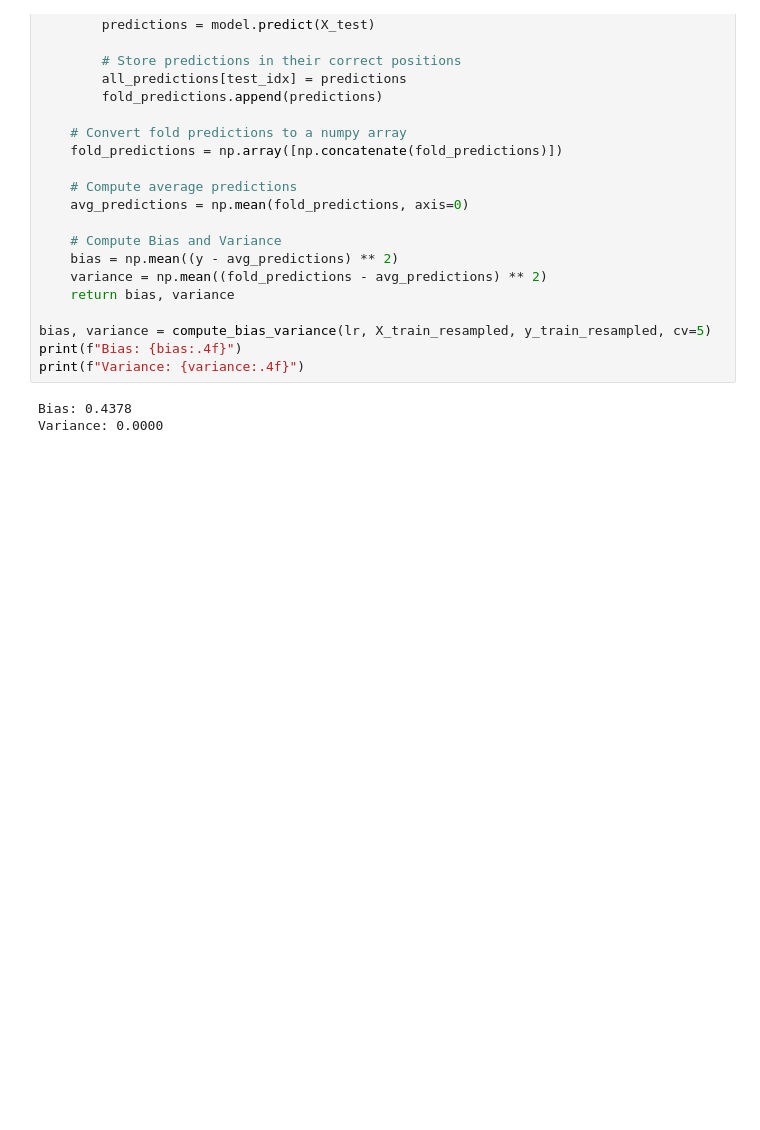
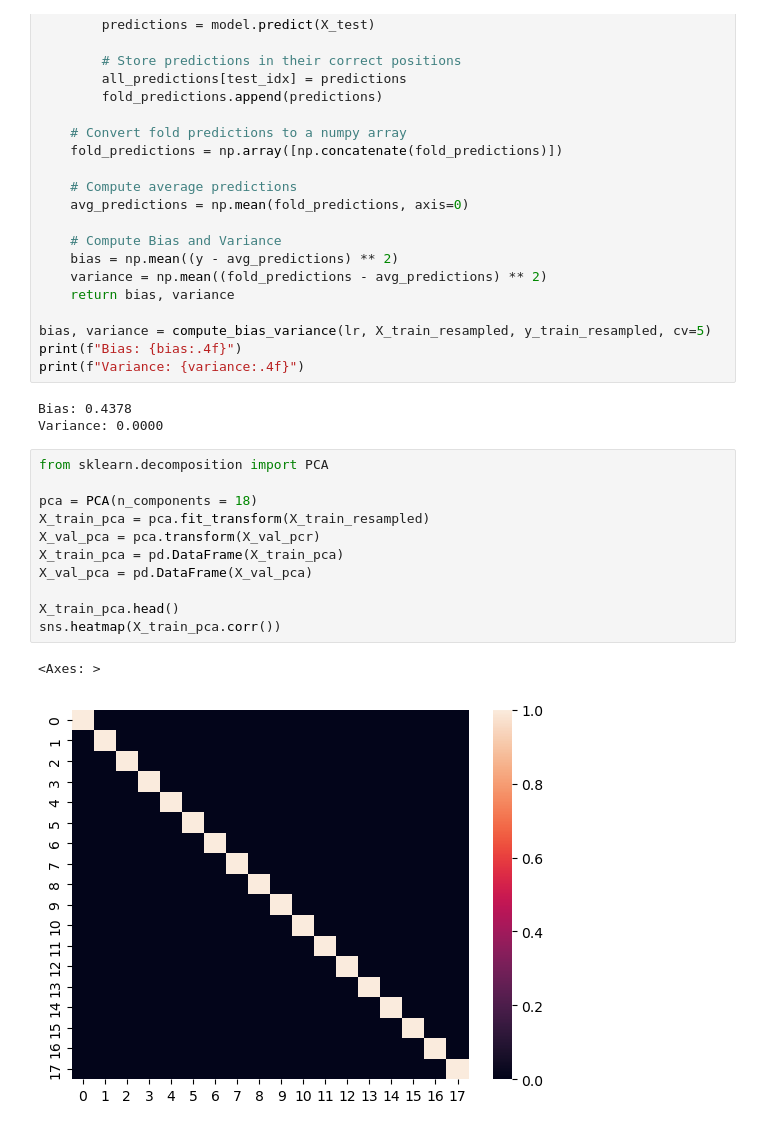
Before and after one commit to CloudSkytec/ML-CW2, a Jupyter notebook: Yh Y/Assignment2 - data Processing.ipynb, the cells around one changed output. Cells and saved outputs as stored; diff of their text form; blank space fills up the shorter version.

```diff
--- a/Yh Y/Assignment2 - data Processing.ipynb
+++ b/Yh Y/Assignment2 - data Processing.ipynb
@@ -565,3 +561,17 @@ print(f"Variance: {variance:.4f}")
 # %% [output]
 Bias: 0.4378
 Variance: 0.0000
+# %%
+from sklearn.decomposition import PCA
+
+pca = PCA(n_components = 18)
+X_train_pca = pca.fit_transform(X_train_resampled)
+X_val_pca = pca.transform(X_val_pcr)
+X_train_pca = pd.DataFrame(X_train_pca)
+X_val_pca = pd.DataFrame(X_val_pca)
+
+X_train_pca.head()
+sns.heatmap(X_train_pca.corr())
+# %% [output]
+<Axes: >
+[figure, added]
```
Also changed, not shown: parts of 11 cells of this notebook, 1 other file.
